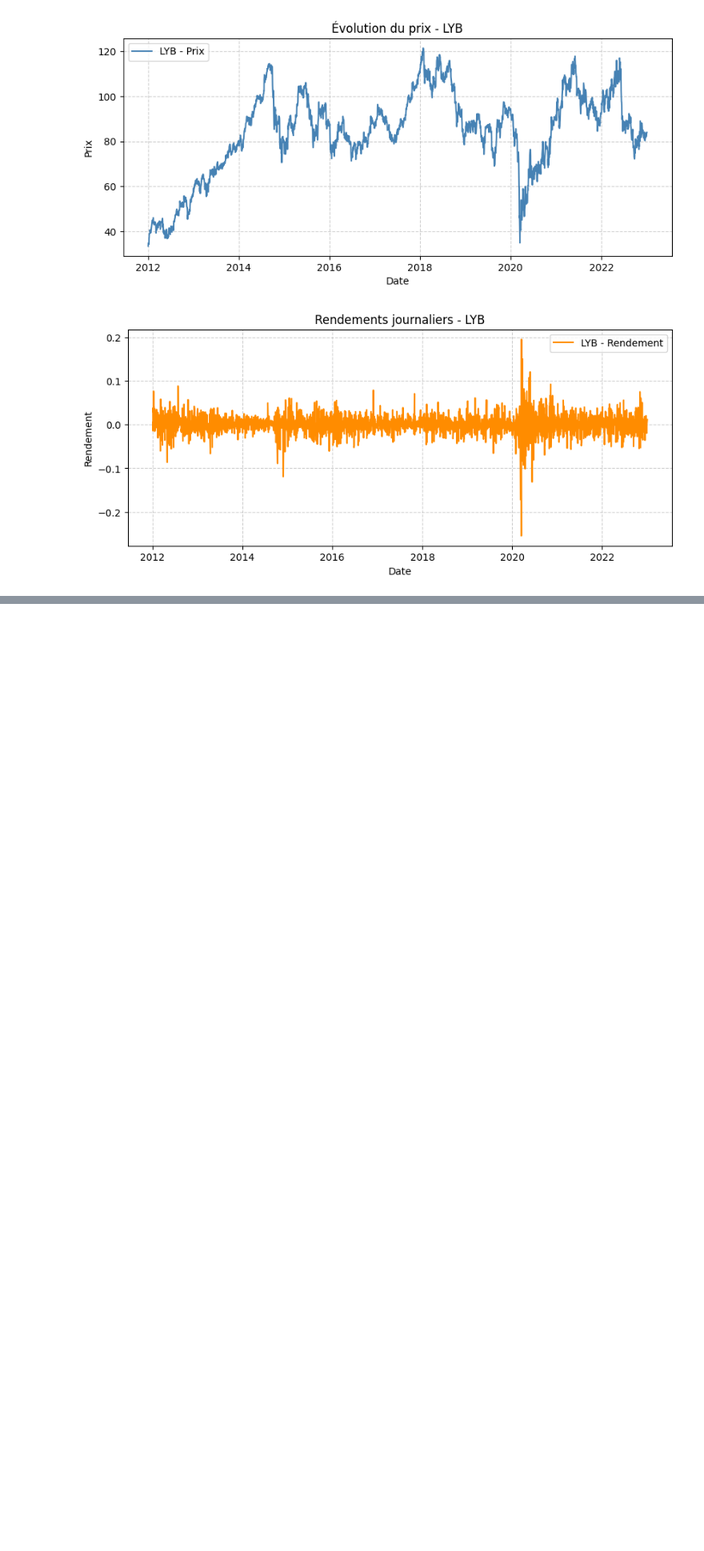
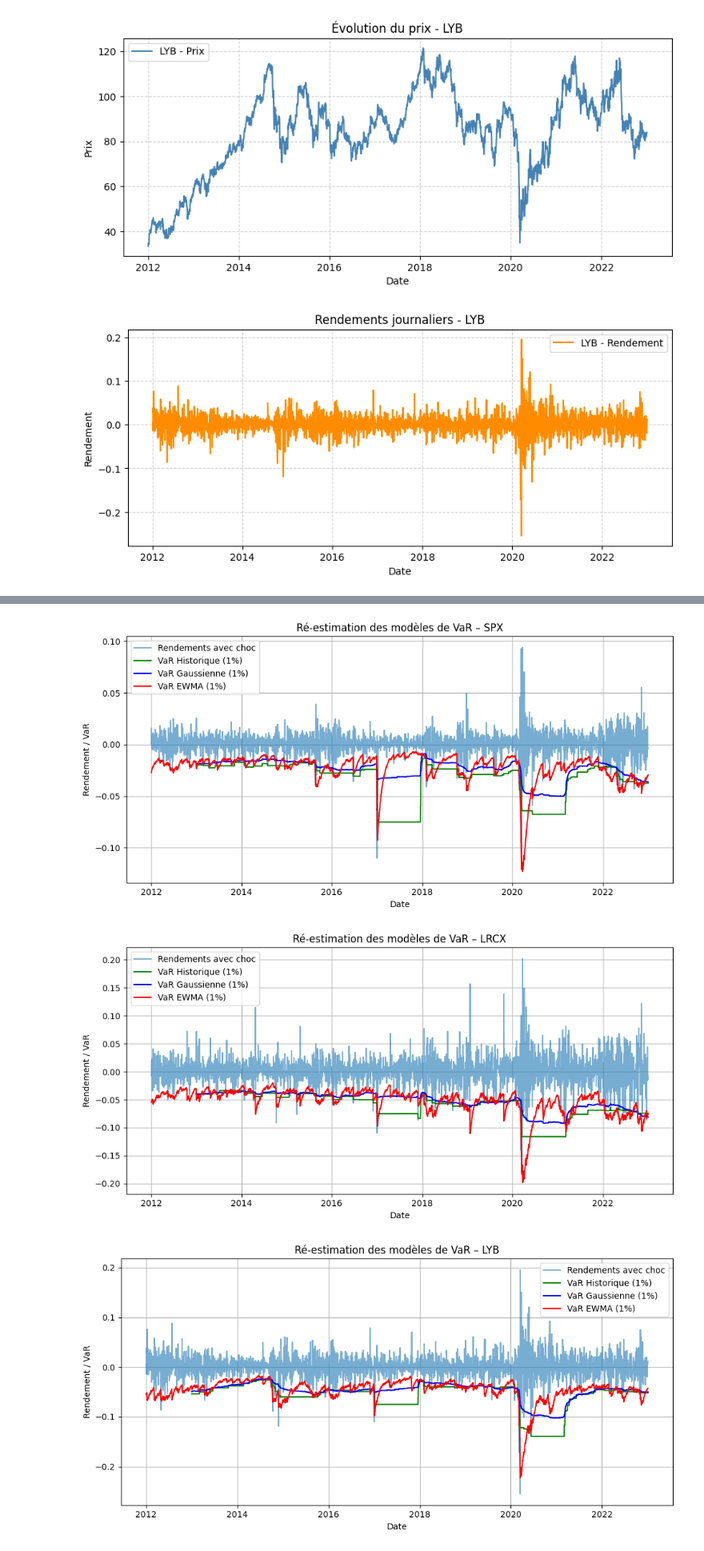
Before and after one commit to VincentD1209/TP1-ECONO, a Jupyter notebook: TP1 Q2.ipynb, the cells around one changed output, grey strips where cells are left out. Shown at 80% size. Cells and saved outputs as stored; diff of their text form; code cells hidden in the pictures; blank space fills up the shorter version.

```diff
--- a/TP1 Q2.ipynb
+++ b/TP1 Q2.ipynb
@@ -247,0 +381,46 @@ titles_for_var = {
+# %%
+# Création choc (7 jours)
+def generate_shock(last_date):
+    start_date = pd.to_datetime("2016-12-31")
+    shock_dates = pd.bdate_range(start=start_date, periods=7)
+    shock_returns = pd.Series([-0.11, -0.09, -0.08, -0.07, -0.05, -0.03, -0.02], index=shock_dates)
+    shock_returns.index.name = 'date'
+    return shock_returns
+# %%
+for name, df in titles_for_var.items():
+    df = df.copy()
+    if 'date' in df.columns:
+        df['date'] = pd.to_datetime(df['date'])
+        df = df.set_index('date')
+    else:
+        df.index = pd.to_datetime(df.index)
+    df.index.name = 'date'
+
+    shock = generate_shock(df.index[-1])
+
+    # Calcule retour historique avec choc
+    full_returns = pd.concat([df['ret'], shock])
+    full_returns.index = pd.to_datetime(full_returns.index)
+    full_returns = full_returns.sort_index()
+
+    # Recalcule VaR après choc
+    var_hist = full_returns.rolling(250).apply(var_historique)
+    var_gauss = var_gaussienne(full_returns, 250)
+    var_ewma_series = var_ewma(full_returns)
+
+    plt.figure(figsize=(10, 5))
+    plt.plot(full_returns.index, full_returns, label="Rendements avec choc", alpha=0.6)
+    plt.plot(var_hist.index, var_hist, label="VaR Historique (1%)", color="green")
+    plt.plot(var_gauss.index, var_gauss, label="VaR Gaussienne (1%)", color="blue")
+    plt.plot(var_ewma_series.index, var_ewma_series, label="VaR EWMA (1%)", color="red")
+    plt.title(f"Ré-estimation des modèles de VaR – {name}")
+    plt.xlabel("Date")
+    plt.ylabel("Rendement / VaR")
+    plt.legend()
+    plt.grid(True)
+    plt.tight_layout()
+    plt.show()
+# %% [output]
+[figure, added]
+[figure, added]
+[figure, added]
```
Also changed, not shown: parts of 14 cells of this notebook.
